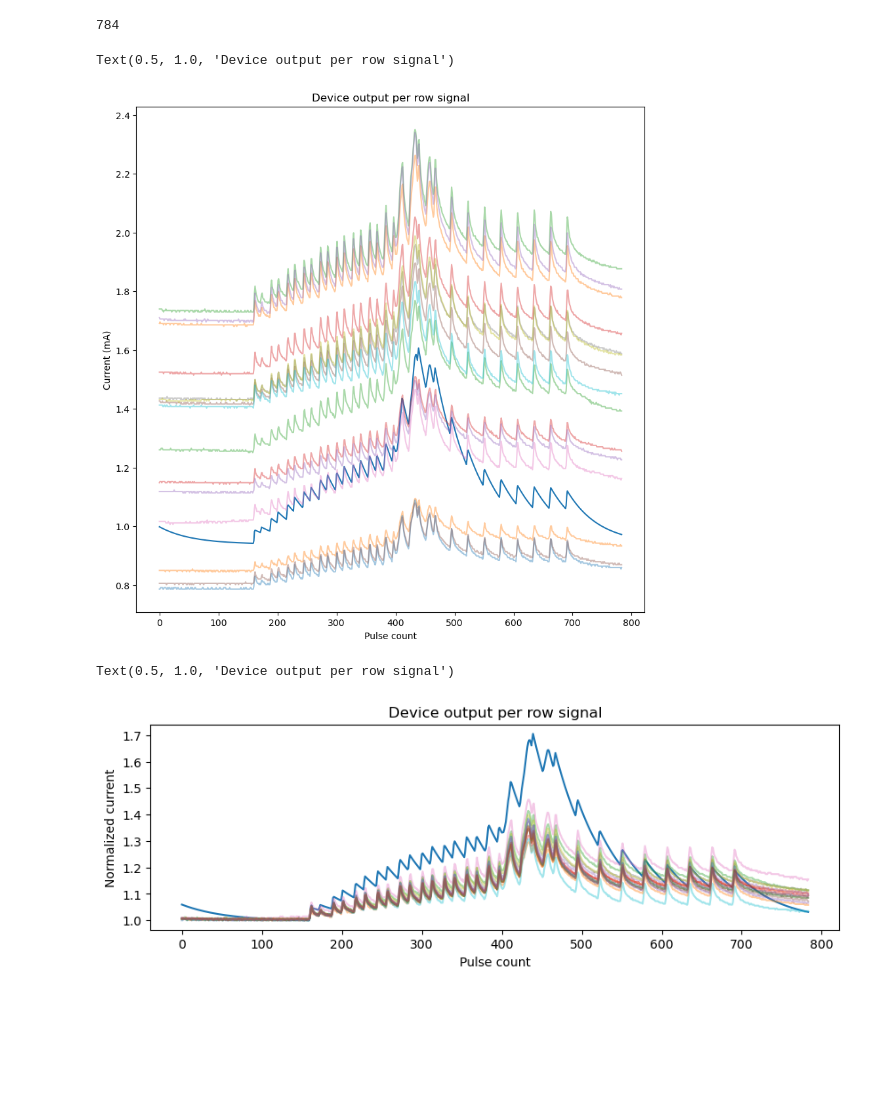
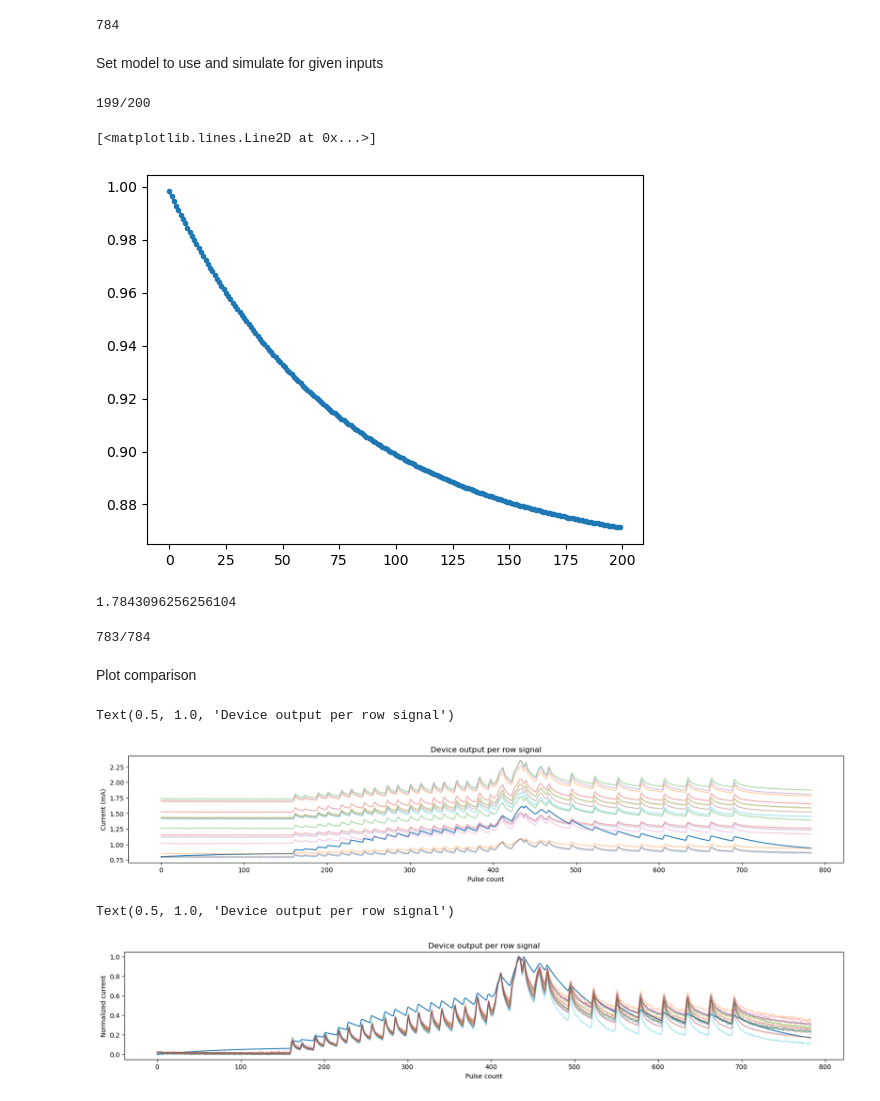
Before and after one commit to Quanta-Dan/Machine_Learning, a Jupyter notebook: measurement_comparison.ipynb, the cells around one changed output. Saved outputs shown, nothing was run; the diff lists cells and outputs as text; code cells hidden in the pictures; blank space fills up the shorter version.

Commit message:
improving model

```diff
--- a/measurement_comparison.ipynb
+++ b/measurement_comparison.ipynb
@@ -28,0 +33,2 @@ current_simulated = np.load(f'outputs/x_train_current_linearized.npy')
+# %% [markdown]
+Set model to use and simulate for given inputs
@@ -29,25 +68,50 @@ current_simulated = np.load(f'outputs/x_train_current_linearized.npy')
+# %%
+
+base_on_time= 50
+on_time = 50
+off_time= 20
+# %%
+pulse_count_baseline = 200
+base_calc_current, base_calc_on, base_calc_off = functions.pixel_to_signal_array(np.zeros((1,pulse_count_baseline)), base_on_time, on_time, off_time, modulation=1, max_int=1, linearize=False)
+plt.plot(range(pulse_count_baseline),base_calc_current[0,:], marker='.', linestyle='-')
+# %% [output]
+199/200
+[<matplotlib.lines.Line2D at 0x...>]
+[figure, added]
+# %%
+baseline_current = base_calc_current[0,:].max()
+functions.baseline_current = baseline_current
+baseline_current
+# %% [output]
+1.7843096256256104
+# %%
+simulated_current, _,_ = functions.pixel_to_signal_array(x_train[index], base_on_time, on_time, off_time, modulation=1, max_int=255, linearize=True)
+# %% [output]
+783/784
+# %% [markdown]
+Plot comparison
 # %%
-plt.figure(figsize=(10, 10))
+plt.figure(figsize=(20, 3))
 
-plt.plot(range(size),current_simulated[2], linestyle='-',label = 'simulation')
+plt.plot(range(size),simulated_current[0], linestyle='-',label = 'simulation')
 for i in range(1,17):
    if f'Ch{i}(mA)'in df.columns:
       plt.plot(range(size),df[f'Ch{i}(mA)'], linestyle='-',label = f'Ch{i}',alpha=0.4)
 
 #plt.legend()
 plt.xlabel('Pulse count')
 plt.ylabel('Current (mA)')
 plt.title('Device output per row signal')
 # %% [output]
 Text(0.5, 1.0, 'Device output per row signal')
-[figure, old version]
+[figure, new version]
 # %%
-plt.figure(figsize=(10, 3))
+plt.figure(figsize=(20, 3))
 
-plt.plot(range(size),current_simulated[2]/current_simulated[2].min(), linestyle='-',label = 'simulation')
+plt.plot(range(size),pre.minmax_scale(simulated_current[0]), linestyle='-',label = 'simulation')
 for i in range(1,17):
    if f'Ch{i}(mA)'in df.columns:
-      plt.plot(range(size),df[f'Ch{i}(mA)']/df[f'Ch{i}(mA)'].min(), linestyle='-',label = f'Ch{i}',alpha=0.4)
+      plt.plot(range(size),pre.minmax_scale(df[f'Ch{i}(mA)']), linestyle='-',label = f'Ch{i}',alpha=0.4)
 
 #plt.legend()
 plt.xlabel('Pulse count')
@@ -55,4 +119,4 @@ plt.ylabel('Normalized current')
 plt.title('Device output per row signal')
 # %% [output]
 Text(0.5, 1.0, 'Device output per row signal')
-[figure, old version]
+[figure, new version]
```
Also changed, not shown: parts of 5 cells of this notebook, 13 other files.
